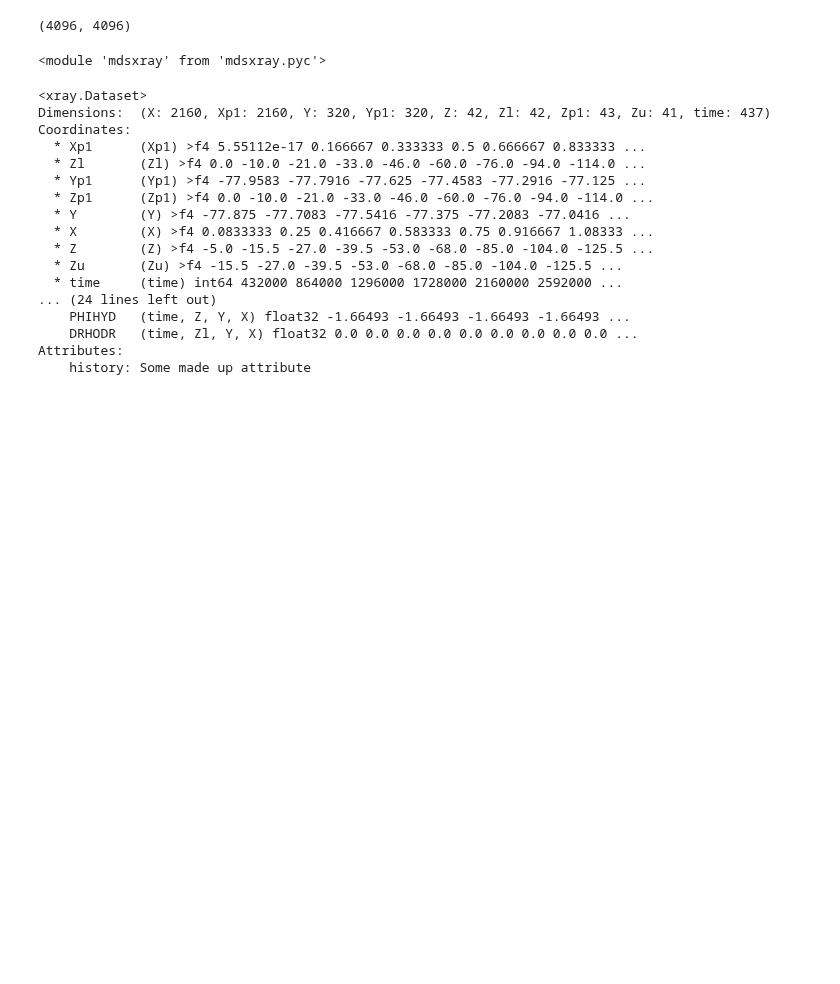
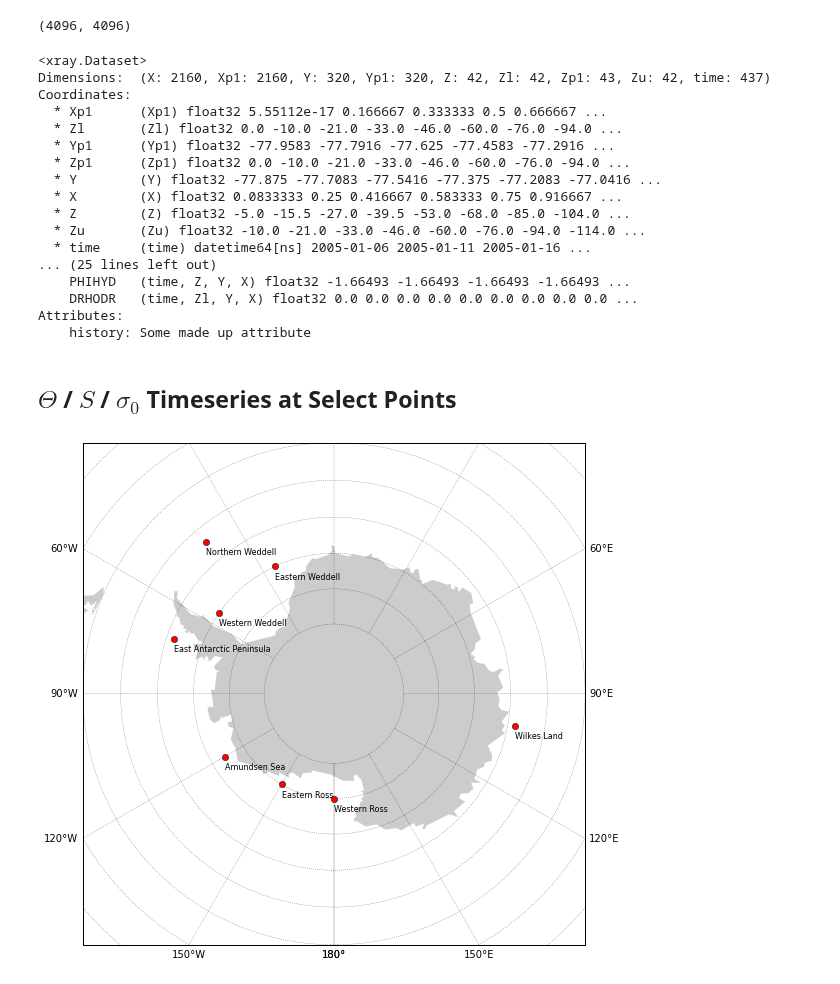
Before and after one commit to xgcm/xgcm, a Jupyter notebook: SOSE-under-ice.ipynb, the cells around one changed output. Saved outputs shown, nothing was run; the diff lists cells and outputs as text; code cells hidden in the pictures; blank space fills up the shorter version.

```diff
--- a/SOSE-under-ice.ipynb
+++ b/SOSE-under-ice.ipynb
@@ -9,8 +9,3 @@ resource.setrlimit(resource.RLIMIT_NOFILE, (4096 ,4096 ))
 resource.getrlimit(resource.RLIMIT_NOFILE)
 # %% [output]
 (4096, 4096)
-# %%
-import mdsxray
-reload(mdsxray)
-# %% [output]
-<module 'mdsxray' from 'mdsxray.pyc'>
@@ -17,23 +15,23 @@ reload(mdsxray)
 # %%
 iters = range(480, 210240, 480)
 ddir = '/data/scratch/rpa/SOSE/run_np240'
-store = mdsxray.MDSDataStore(ddir, iters, deltaT=900, prefix=['SOstt_5d',])
-ds = xray.Dataset.load_store(store)
+ds = xray.decode_cf(xgcm.open_mdsdataset(ddir, iters, prefix=['SOstt_5d',],
+                             deltaT=900, ref_date='2005-01-01 00:00:00', calendar='gregorian'))
 ds
 # %% [output]
 <xray.Dataset>
-Dimensions:  (X: 2160, Xp1: 2160, Y: 320, Yp1: 320, Z: 42, Zl: 42, Zp1: 43, Zu: 41, time: 437)
+Dimensions:  (X: 2160, Xp1: 2160, Y: 320, Yp1: 320, Z: 42, Zl: 42, Zp1: 43, Zu: 42, time: 437)
 Coordinates:
-  * Xp1      (Xp1) >f4 5.55112e-17 0.166667 0.333333 0.5 0.666667 0.833333 ...
-  * Zl       (Zl) >f4 0.0 -10.0 -21.0 -33.0 -46.0 -60.0 -76.0 -94.0 -114.0 ...
-  * Yp1      (Yp1) >f4 -77.9583 -77.7916 -77.625 -77.4583 -77.2916 -77.125 ...
-  * Zp1      (Zp1) >f4 0.0 -10.0 -21.0 -33.0 -46.0 -60.0 -76.0 -94.0 -114.0 ...
-  * Y        (Y) >f4 -77.875 -77.7083 -77.5416 -77.375 -77.2083 -77.0416 ...
-  * X        (X) >f4 0.0833333 0.25 0.416667 0.583333 0.75 0.916667 1.08333 ...
-  * Z        (Z) >f4 -5.0 -15.5 -27.0 -39.5 -53.0 -68.0 -85.0 -104.0 -125.5 ...
-  * Zu       (Zu) >f4 -15.5 -27.0 -39.5 -53.0 -68.0 -85.0 -104.0 -125.5 ...
-  * time     (time) int64 432000 864000 1296000 1728000 2160000 2592000 ...
-... (24 lines left out)
+  * Xp1      (Xp1) float32 5.55112e-17 0.166667 0.333333 0.5 0.666667 ...
+  * Zl       (Zl) float32 0.0 -10.0 -21.0 -33.0 -46.0 -60.0 -76.0 -94.0 ...
+  * Yp1      (Yp1) float32 -77.9583 -77.7916 -77.625 -77.4583 -77.2916 ...
+  * Zp1      (Zp1) float32 0.0 -10.0 -21.0 -33.0 -46.0 -60.0 -76.0 -94.0 ...
+  * Y        (Y) float32 -77.875 -77.7083 -77.5416 -77.375 -77.2083 -77.0416 ...
+  * X        (X) float32 0.0833333 0.25 0.416667 0.583333 0.75 0.916667 ...
+  * Z        (Z) float32 -5.0 -15.5 -27.0 -39.5 -53.0 -68.0 -85.0 -104.0 ...
+  * Zu       (Zu) float32 -10.0 -21.0 -33.0 -46.0 -60.0 -76.0 -94.0 -114.0 ...
+  * time     (time) datetime64[ns] 2005-01-06 2005-01-11 2005-01-16 ...
+... (25 lines left out)
     PHIHYD   (time, Z, Y, X) float32 -1.66493 -1.66493 -1.66493 -1.66493 ...
     DRHODR   (time, Zl, Y, X) float32 0.0 0.0 0.0 0.0 0.0 0.0 0.0 0.0 0.0 ...
 Attributes:
@@ -50,6 +48,33 @@ points = [
     ('Wilkes Land', 100, -64)
 ]
 reg_names, x_pts, y_pts = zip(*points)
+# %% [markdown]
+## $\Theta$ / $S$ / $\sigma_0$ Timeseries at Select Points ##
+# %%
+from mpl_toolkits.basemap import Basemap
+
+fig = plt.figure(figsize=(9,9))
+ax = fig.add_subplot(111)
+
+labels=[1,1,0,1]
+lw = 0.25
+m = Basemap(projection='spstere',boundinglat=-55,lon_0=180, ax=ax)
+#m.drawcoastlines()
+m.fillcontinents(color='0.8',lake_color='0.75')
+# draw parallels and meridians.
+m.drawparallels(np.arange(-80.,81.,5.), linewidth=lw)
+
+m.drawmeridians(np.arange(-180.,181.,30.), labels=labels, linewidth=lw)
+m.drawmapboundary(fill_color='w')
+
+for name, lon, lat in points:
+    x,y = m(lon,lat)
+    m.plot(x,y, 'ro')
+    ax.text(x,y + 2e5,name, fontsize=8)
+
+plt.title('Timeseries Points')
+# %% [output]
+[figure, added]
 # %%
 ds_pts = ds.sel_points(X=x_pts, Y=y_pts, method='nearest')
 ds_pts
```
Also changed, not shown: parts of 17 cells of this notebook, 7 other files.
